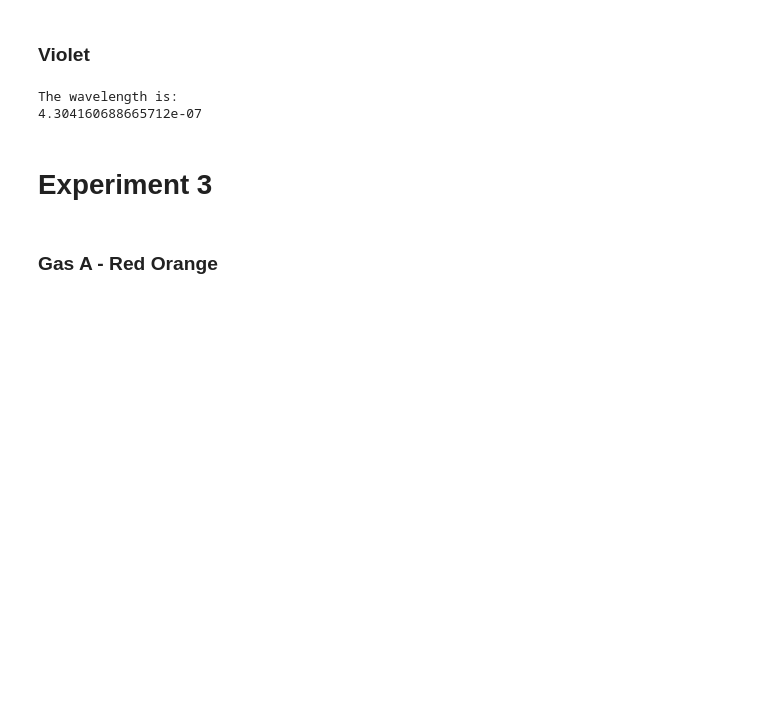
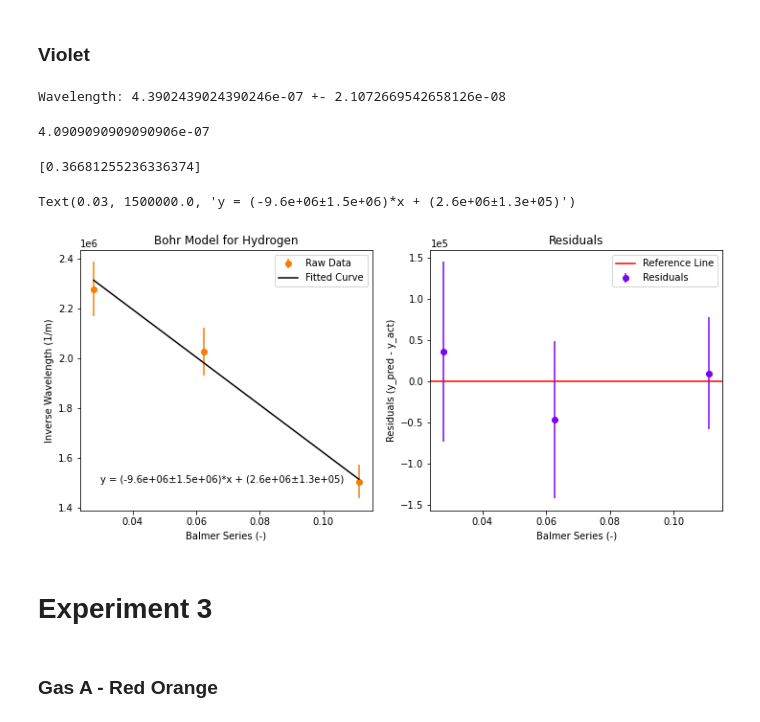
Before and after one commit to AyushmaanAggarwal/Physics-5CL, a Jupyter notebook: Lab 05/In Lab 5 Calculations.ipynb, the cells around one changed output. Cells and saved outputs as stored; diff of their text form; code cells hidden in the pictures; blank space fills up the shorter version.

Commit message:
Worked on Lab 5 Report and added additional functionality to DataAnalysis program

```diff
--- a/Lab 05/In Lab 5 Calculations.ipynb
+++ b/Lab 05/In Lab 5 Calculations.ipynb
@@ -84,8 +129,7 @@ print(d*np.sin(ang*np.pi/180))
 ### Red
 # %%
 rn = np.mean([17.1, 16.75, 16.7, 17.15, 16.75, 17.05, 17, 16.9])
-ang_form = lambda x: np.arctan(x/(.48))/np.pi*180
-ang = ang_form(rn/100)
-print("The wavelength is: ")
-print(d*np.sin(ang*np.pi/180))
+h_wav[0] = wav_func(rn)
+h_wav_err[0] = wav_err(rn, d, 48, .2, 8e-08,1)
+print(f"Wavelength: {wav_func(rn)} +- {wav_err(rn, d, 48, .2, d_err,1)}")
 # %% [output]
@@ -95,8 +142,7 @@ The wavelength is:
 ### Aqua
 # %%
 rn = np.mean([12.2, 12.25, 12.6, 12, 12.3, 12.05, 12.35, 12])
-ang_form = lambda x: np.arctan(x/(.48))/np.pi*180
-ang = ang_form(rn/100)
-print("The wavelength is: ")
-print(d*np.sin(ang*np.pi/180))
+h_wav[1] = wav_func(rn)
+h_wav_err[1] = wav_err(rn, d, 48, .2, 8e-08,1)
+print(f"Wavelength: {wav_func(rn)} +- {wav_err(rn, d, 48, .2, d_err,1)}")
 # %% [output]
@@ -106,10 +155,16 @@ The wavelength is:
 ### Violet
 # %%
 rn = np.mean([10.85, 10.8, 10.95, 10.7, 10.8, 10.8, 10.8, 10.7])
-ang_form = lambda x: np.arctan(x/(.48))/np.pi*180
-ang = ang_form(rn/100)
-print("The wavelength is: ")
-print(d*np.sin(ang*np.pi/180))
+h_wav[2] = wav_func(rn)
+h_wav_err[2] = wav_err(rn, d, 48, .2, 8e-08,1)
+print(f"Wavelength: {wav_func(rn)} +- {wav_err(rn, d, 48, .2, d_err,1)}")
 # %% [output]
-The wavelength is:
-4.304160688665712e-07
+Wavelength: 4.3902439024390246e-07 +- 2.1072669542658126e-08
+# %%
+1/balmer_wav(6)
+# %% [output]
+4.0909090909090906e-07
+# %%
+h_inv_wav = np.divide(1, h_wav)
+h_inv_wav_err = np.divide(1, np.power(h_wav, 2))*h_wav_err
+balmer_ser = list(map(lambda x: 1/x**2, [3, 4, 6]))
@@ -116,3 +173,26 @@ The wavelength is:
+# %%
+chi
+# %% [output]
+[0.36681255236336374]
+# %%
+fig, ax = plt.subplots(1,2, figsize=(12, 5))
+ax[0].errorbar(balmer_ser, h_inv_wav,yerr=h_inv_wav_err, fmt='o', color='#f77c02', label="Raw Data")
+ax[0].errorbar(balmer_ser, y_pred, label="Fitted Curve", color="black")
+ax[1].errorbar(balmer_ser, res, yerr=h_inv_wav_err, fmt='o', color='#7c02f7', label="Residuals")
+ax[1].axhline(0, label="Reference Line", color="r")
+ax[0].set_title("Bohr Model for Hydrogen")
+ax[1].set_title("Residuals")
+ax[0].set_xlabel("Balmer Series (-)")
+ax[0].set_ylabel("Inverse Wavelength (1/m)")
+ax[0].legend()
+ax[1].set_xlabel("Balmer Series (-)")
+ax[1].set_ylabel("Residuals (y_pred - y_act)")
+ax[1].get_yaxis().get_major_formatter().set_powerlimits((0, 0))
+ax[1].legend()
+ax[0].text(.03, 1.5e6, f"y = ({m:.1e}±{m_err:.1e})*x + ({c:.1e}±{c_err:.1e})")
+# %% [output]
+Text(0.03, 1500000.0, 'y = (-9.6e+06±1.5e+06)*x + (2.6e+06±1.3e+05)')
+[figure, added]
 # %% [markdown]
 # Experiment 3
 # %% [markdown]
```
Also changed, not shown: parts of 27 cells of this notebook, 1 other file.
